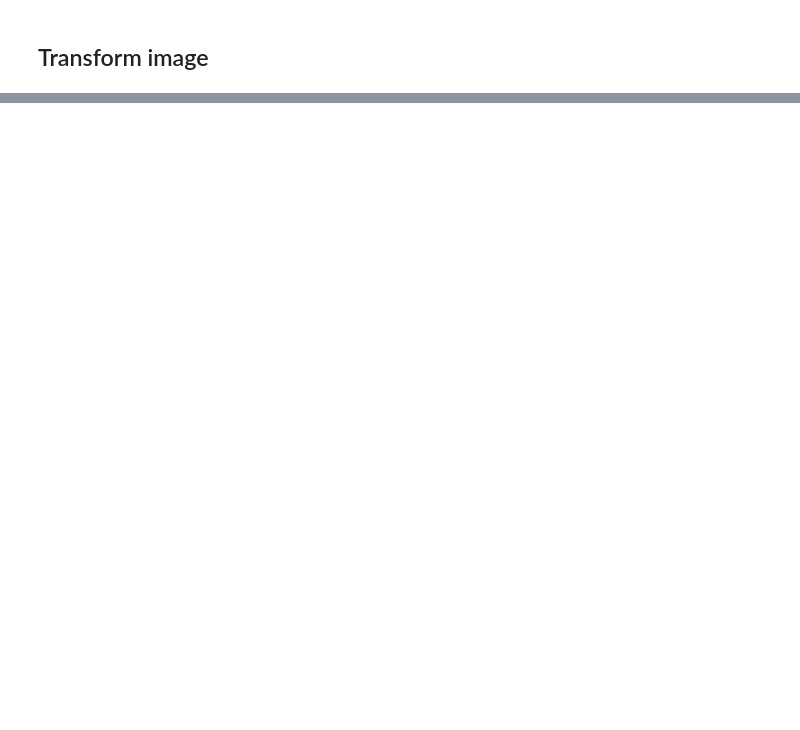
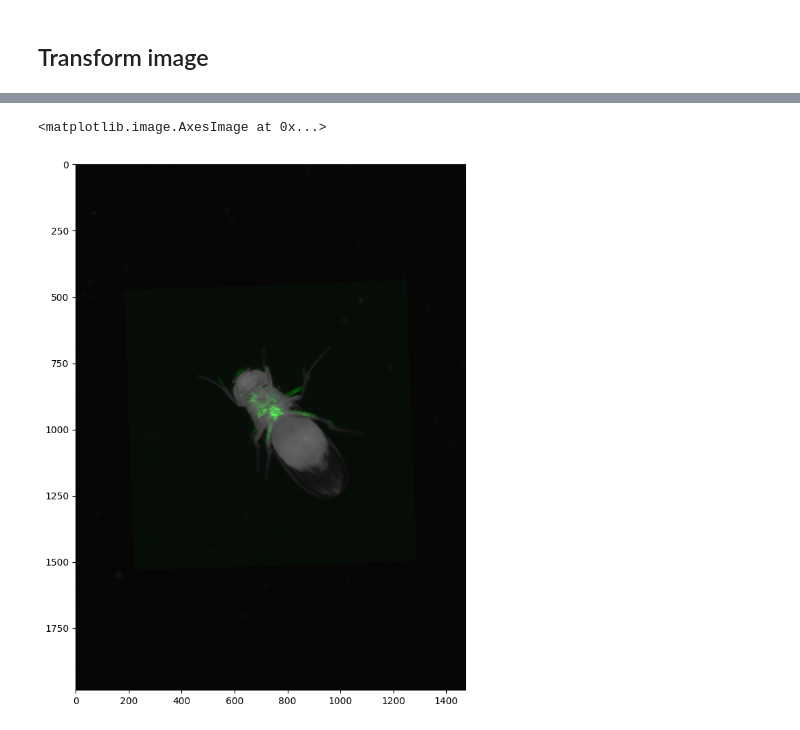
Before and after one commit to NeLy-EPFL/spotlight, a Jupyter notebook: tools/notebooks/warp_test.ipynb, the cells around one changed output, grey strips where cells are left out. Saved outputs shown, nothing was run; the diff lists cells and outputs as text; code cells hidden in the pictures; blank space fills up the shorter version.

```diff
--- a/tools/notebooks/warp_test.ipynb
+++ b/tools/notebooks/warp_test.ipynb
@@ -400,0 +247,14 @@ ax.imshow(overlaid, cmap="gray", vmin=0, vmax=255)
+# %%
+muscle_image_scaled = (out - muscle_q1) / (muscle_q9999 - muscle_q1)
+muscle_image_scaled = np.clip(muscle_image_scaled, 0, 1) * 255
+
+alpha = 0.8
+behavior_image_rgb = np.repeat(behavior_image_example[:, :, np.newaxis], 3, axis=2)
+muscle_image_rgb = np.zeros_like(behavior_image_rgb)
+muscle_image_rgb[:, :, 1] = muscle_image_scaled[:, :1472]
+overlaid = np.maximum(alpha * behavior_image_rgb, muscle_image_rgb).astype(np.uint8)
+fig, ax = plt.subplots(figsize=(20, 10))
+ax.imshow(overlaid, cmap="gray", vmin=0, vmax=255)
+# %% [output]
+<matplotlib.image.AxesImage at 0x...>
+[figure, added]
```
Also changed, not shown: parts of 33 cells of this notebook, 6 other files.
